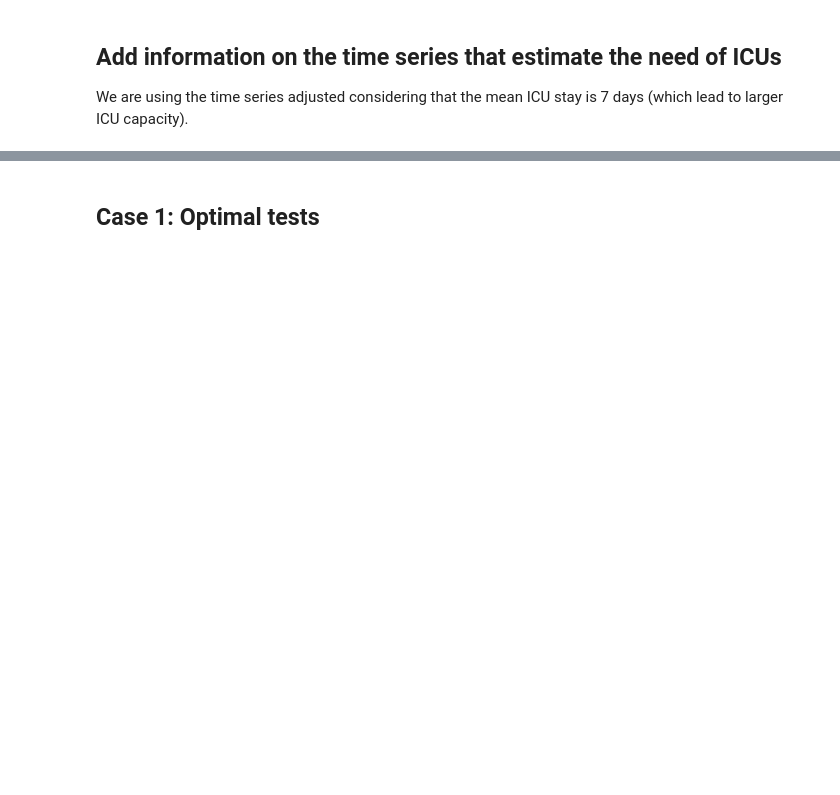
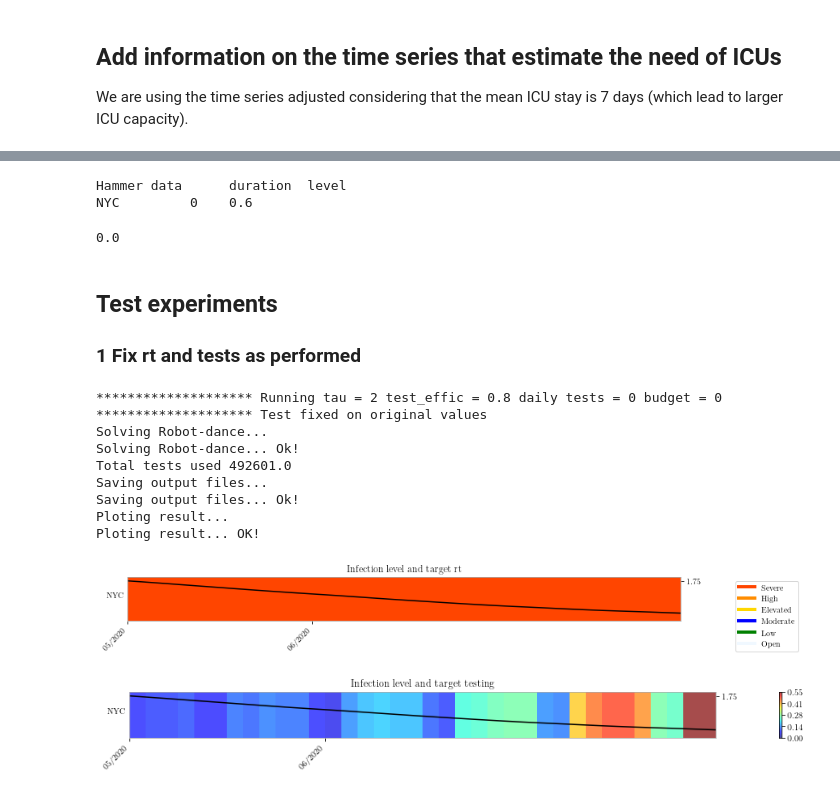
Before and after one commit to pjssilva/Robot-dance, a Jupyter notebook: test_control_test.ipynb, the cells around one changed output, grey strips where cells are left out. Cells and saved outputs as stored; diff of their text form; code cells hidden in the pictures; blank space fills up the shorter version.

```diff
--- a/test_control_test.ipynb
+++ b/test_control_test.ipynb
@@ -23,0 +79,4 @@ cities_data
+# %%
+tests_profile = tests[tests["date"] >= pd.to_datetime(t0_day)]
+tests_profile = tests_profile["tests"].values
+tests_profile
@@ -56,7 +129,7 @@ masp_names = sp + ["E", "N", "W", "SE", "SW"]
 # %%
 # Create a target matrix (max infected level)
 ncities, ndays = len(cities_data.index), int(basic_prm["ndays"])
-target = 0.8*np.ones((ncities, ndays))
+target = np.ones((ncities, ndays))
 target = prepare_data.save_target(cities_data, target)
 
 # Use a forcedif that releases the cities in the end
@@ -99,16 +165,21 @@ cities_data
 pd.set_option("display.width", 120)
 
 # Simple function to run a test and save results
-def run_a_test(basic_prm, result_file, figure_file, cities_data, M, target, force_dif, pools=None, budget=0, tests_off=np.zeros(0, int), tau=3, test_efficacy=0.8, daily_tests=0, proportional_tests=False, verbosity=1):
+def run_a_test(basic_prm, result_file, figure_file, cities_data, M, target, force_dif, pools=None, budget=0, tests_off=np.zeros(0, int), tau=3, test_efficacy=0.8, daily_tests=0, proportional_tests=False, tests=np.zeros(0), fixed_rt=np.zeros(0), verbosity=1):
     run_robot.prepare_optimization(basic_prm, cities_data, M, target, hammer_data, force_dif, pools,
         verbosity=verbosity, test_budget=budget, tests_off=tests_off, tau=tau, test_efficacy=test_efficacy,
-        daily_tests=daily_tests, proportional_tests=proportional_tests)
+        daily_tests=daily_tests, proportional_tests=proportional_tests, tests=tests, fixed_rt=fixed_rt)
     run_robot.optimize_and_show_results(basic_prm, figure_file, result_file, cities_data, target, verbosity=verbosity)
 # %%
 # Define mobility matrix.
-M = prepare_data.convert_mobility_matrix_and_save(cities_data, max_neighbors=5, drs="data/report_drs_mobility.csv")
+M = prepare_data.convert_mobility_matrix_and_save(cities_data, max_neighbors=1, drs="data-nyc/mobility_matrix.csv")
 hammer_data = prepare_data.save_hammer_data(cities_data, 0, basic_prm["min_level"])
-run_robot.find_feasible_hammer(basic_prm, cities_data, M, target, hammer_data, out_file=None,
-    incr_all=True, verbosity=1)
-M.loc["SP", "SW"], M.loc["SW", "SP"]
+# run_robot.find_feasible_hammer(basic_prm, cities_data, M, target, hammer_data, out_file=None,
+#     incr_all=True, verbosity=1)
+print("Hammer data", hammer_data)
+M.loc["NYC", "NYC"]
+# %% [output]
+Hammer data      duration  level
+NYC         0    0.6
+0.0
 # %%
@@ -117,4 +188,2 @@ all_test_efficacy = [0.7, 0.8, 0.9]
 all_daily_tests = [30000] #[30000] , 50000]
 all_budgets = [20000000] #[0, 5000000, 10000000, 20000000]
-# %% [markdown]
-## Case 1: Optimal tests
@@ -174,0 +190,30 @@ for tau, test_efficacy, daily_tests, budget in itertools.product(all_tau, all_te
+# %% [markdown]
+## Test experiments
+
+### 1 Fix rt and tests as performed
+# %%
+tau, test_efficacy = 2, 0.8
+daily_tests, budget = 0, 0
+
+print("******************** Running tau =", tau, "test_effic =", test_efficacy, "daily tests =", daily_tests, "budget =", budget)
+print("******************** Test fixed on original values")
+
+# Case 1 - Test fixed
+basic_prm["alternate"] = 0.0
+tests_off = np.zeros(0, int)
+result_file =  f"results/original_tests_nyc.csv"
+figure_file = f"results/original_tests_nyc.png"
+run_a_test(basic_prm, result_file, figure_file, cities_data, M, target, force_dif, None, budget, tests_off,
+    tau, test_efficacy, daily_tests, False, tests=tests_profile, fixed_rt=rt_profile);
+# %% [output]
+******************** Running tau = 2 test_effic = 0.8 daily tests = 0 budget = 0
+******************** Test fixed on original values
+Solving Robot-dance...
+Solving Robot-dance... Ok!
+Total tests used 492601.0
+Saving output files...
+Saving output files... Ok!
+Ploting result...
+Ploting result... OK!
+[figure, added]
+[figure, added]
```
Also changed, not shown: parts of 15 cells of this notebook, 18 other files.
